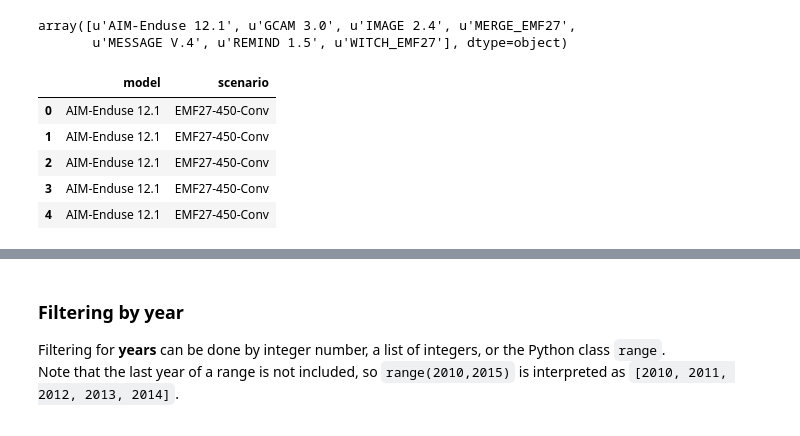
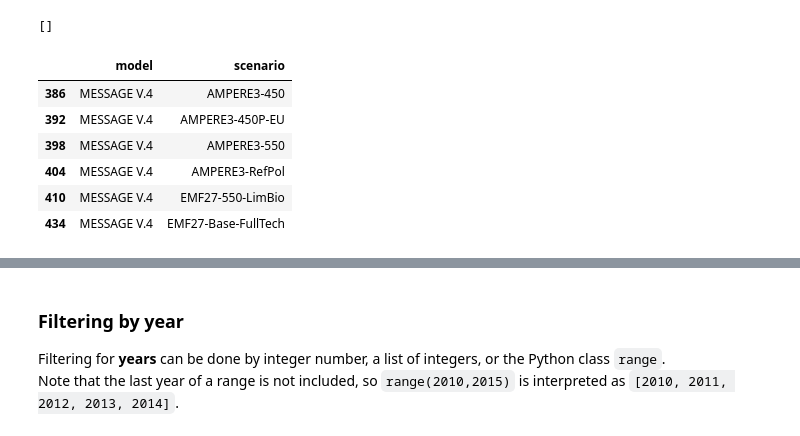
Before and after one commit to IAMconsortium/pyam, a Jupyter notebook: tutorial/pyam_first_steps-answers.ipynb, the cells around one changed output, grey strips where cells are left out. Cells and saved outputs as stored; diff of their text form; code cells hidden in the pictures.

```diff
--- a/tutorial/pyam_first_steps-answers.ipynb
+++ b/tutorial/pyam_first_steps-answers.ipynb
@@ -82,14 +147,14 @@ df = pyam.IamDataFrame(data='tutorial_AR5_data.csv', encoding='utf-8')
 # %%
-df['model'].unique()
+df.filter({'model': 'MESSAGE'}).models()
 # %% [output]
-array([u'AIM-Enduse 12.1', u'GCAM 3.0', u'IMAGE 2.4', u'MERGE_EMF27',
-       u'MESSAGE V.4', u'REMIND 1.5', u'WITCH_EMF27'], dtype=object)
+[]
 # %%
-df[['model', 'scenario']].head()
+df.filter({'model': 'MESSAGE*'})[['model', 'scenario']].drop_duplicates()
 # %% [output]
 |  | model | scenario |
-| 0 | AIM-Enduse 12.1 | EMF27-450-Conv |
-| 1 | AIM-Enduse 12.1 | EMF27-450-Conv |
-| 2 | AIM-Enduse 12.1 | EMF27-450-Conv |
-| 3 | AIM-Enduse 12.1 | EMF27-450-Conv |
-| 4 | AIM-Enduse 12.1 | EMF27-450-Conv |
+| 386 | MESSAGE V.4 | AMPERE3-450 |
+| 392 | MESSAGE V.4 | AMPERE3-450P-EU |
+| 398 | MESSAGE V.4 | AMPERE3-550 |
+| 404 | MESSAGE V.4 | AMPERE3-RefPol |
+| 410 | MESSAGE V.4 | EMF27-550-LimBio |
+| 434 | MESSAGE V.4 | EMF27-Base-FullTech |
```
Also changed, not shown: parts of 49 cells of this notebook, 18 other files.
